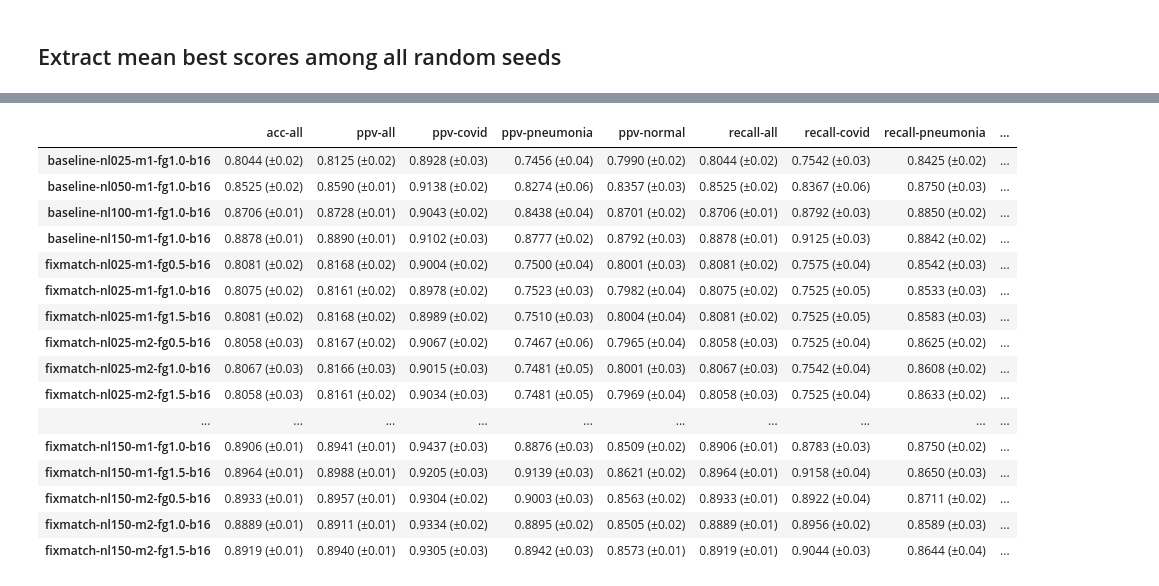
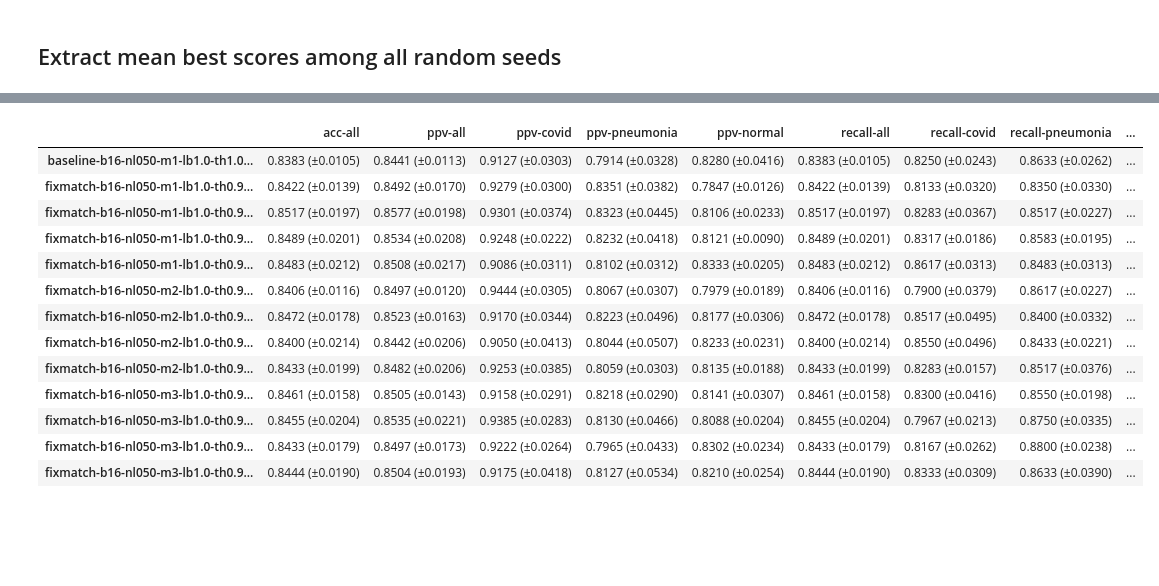
Before and after one commit to wooks527/BalancedFixMatch, a Jupyter notebook: extract_score_hwkim.ipynb, the cells around one changed output, grey strips where cells are left out. Cells and saved outputs as stored; diff of their text form; code cells hidden in the pictures; blank space fills up the shorter version.

```diff
--- a/extract_score_hwkim.ipynb
+++ b/extract_score_hwkim.ipynb
@@ -243,9 +250,15 @@ if add_dir:
 fm_cols = []
 data_paths_dict = DefaultOrderedDict(list)
 for ori_data_path in ori_data_paths:
-    cond = '-'.join(ori_data_path.split('-')[:5])
+#     cond = '-'.join(ori_data_path.split('-')[:5])
+#     cond = '-'.join(ori_data_path.split('-')[:9])
+#     cond = '-'.join(ori_data_path.split('-')[-4:])
+#     cond = '-'.join(ori_data_path.split('-')[-2:])
+    cond = '-'.join(ori_data_path.split('-'))
     cond = cond.split('/')[-1].replace('nl25', 'nl025')
     cond = cond.split('/')[-1].replace('nl50', 'nl050')
+    for r in range(4):
+        cond = cond.replace(f'-r{r}', '')
     if cond not in fm_cols:
         fm_cols.append(cond)
     data_paths_dict[cond].append(ori_data_path)
@@ -283,7 +312,7 @@ for col, data_paths in data_paths_dict.items(): # 데이터 경로에서 txt파
         with open(ori_data_path, 'r') as f:
             all_data = f.read() # 전체 txt line을 읽어온다.
             all_data = all_data.split('\n') # 띄어쓰기 기준으로 나눔
-            if 'baseline' in ori_data_path:
+            if 'baseline' in ori_data_path:# or 'T' in ori_data_path:
 #                 candidates = ((327, 332), (662, 667), (997, 1002),
 #                               (1332, 1337), (1667, 1672))
                 candidates = ((327, 332), (662, 667), (997, 1002))
@@ -292,50 +321,47 @@ for col, data_paths in data_paths_dict.items(): # 데이터 경로에서 txt파
                     candidates = ((327, 332),)
             else:
 #                 candidates = ((347, 352), (702, 707), (1057, 1062),
 #                               (1412, 1417), (1767, 1772))
                 candidates = ((347, 352), (702, 707), (1057, 1062))
                 if add_dir and 'k5_f4' in ori_data_path: # 새로 추가된 Fold 4,5 결과
                     candidates = ((347, 352),)
             metrics = []
             for s_idx, e_idx in candidates:
                 metric_line = all_data[s_idx:e_idx] # hard coding.. best result 부분
                 metrics.append(list(map(float, p.findall(str(metric_line)))))# 정규표현식에 맞는것만 뽑기
 
             metrics_dfs[col] = pd.concat((metrics_dfs[col],
                                          pd.DataFrame(metrics, columns=cols))).reset_index(drop=True)
 
 # fm_cols = ['baseline'] + [f'fix-{c}' for c in fix_cols]
 # fm_cols = ['baseline'] + [f'fix{c}' for c in fix_cols]
 # fm_cols = [f'base-{c}' for c in base_cols]
 final_metrics_df = pd.DataFrame([], columns=cols)
 for fm_col in fm_cols:
     final_metrics = []
     for col in cols:
         best_metrics = metrics_dfs[fm_col][col].to_numpy()
         mean, std = best_metrics.mean(), best_metrics.std()
-        final_metrics.append(f'{mean:.4f} (±{std:.2f})')
+        final_metrics.append(f'{mean:.4f} (±{std:.4f})')
 
     final_metrics_df = final_metrics_df.append(pd.DataFrame([final_metrics], columns=cols, index=(fm_col,)))
 
 final_metrics_df
 # %% [output]
 |  | acc-all | ppv-all | ppv-covid | ppv-pneumonia | ppv-normal | recall-all | recall-covid | recall-pneumonia | ... |
-| baseline-nl025-m1-fg1.0-b16 | 0.8044 (±0.02) | 0.8125 (±0.02) | 0.8928 (±0.03) | 0.7456 (±0.04) | 0.7990 (±0.02) | 0.8044 (±0.02) | 0.7542 (±0.03) | 0.8425 (±0.02) | ... |
-| baseline-nl050-m1-fg1.0-b16 | 0.8525 (±0.02) | 0.8590 (±0.01) | 0.9138 (±0.02) | 0.8274 (±0.06) | 0.8357 (±0.03) | 0.8525 (±0.02) | 0.8367 (±0.06) | 0.8750 (±0.03) | ... |
-| baseline-nl100-m1-fg1.0-b16 | 0.8706 (±0.01) | 0.8728 (±0.01) | 0.9043 (±0.02) | 0.8438 (±0.04) | 0.8701 (±0.02) | 0.8706 (±0.01) | 0.8792 (±0.03) | 0.8850 (±0.02) | ... |
-| baseline-nl150-m1-fg1.0-b16 | 0.8878 (±0.01) | 0.8890 (±0.01) | 0.9102 (±0.03) | 0.8777 (±0.02) | 0.8792 (±0.03) | 0.8878 (±0.01) | 0.9125 (±0.03) | 0.8842 (±0.02) | ... |
-| fixmatch-nl025-m1-fg0.5-b16 | 0.8081 (±0.02) | 0.8168 (±0.02) | 0.9004 (±0.02) | 0.7500 (±0.04) | 0.8001 (±0.03) | 0.8081 (±0.02) | 0.7575 (±0.04) | 0.8542 (±0.03) | ... |
-| fixmatch-nl025-m1-fg1.0-b16 | 0.8075 (±0.02) | 0.8161 (±0.02) | 0.8978 (±0.02) | 0.7523 (±0.03) | 0.7982 (±0.04) | 0.8075 (±0.02) | 0.7525 (±0.05) | 0.8533 (±0.03) | ... |
-| fixmatch-nl025-m1-fg1.5-b16 | 0.8081 (±0.02) | 0.8168 (±0.02) | 0.8989 (±0.02) | 0.7510 (±0.03) | 0.8004 (±0.04) | 0.8081 (±0.02) | 0.7525 (±0.05) | 0.8583 (±0.03) | ... |
-| fixmatch-nl025-m2-fg0.5-b16 | 0.8058 (±0.03) | 0.8167 (±0.02) | 0.9067 (±0.02) | 0.7467 (±0.06) | 0.7965 (±0.04) | 0.8058 (±0.03) | 0.7525 (±0.04) | 0.8625 (±0.02) | ... |
-| fixmatch-nl025-m2-fg1.0-b16 | 0.8067 (±0.03) | 0.8166 (±0.03) | 0.9015 (±0.03) | 0.7481 (±0.05) | 0.8001 (±0.03) | 0.8067 (±0.03) | 0.7542 (±0.04) | 0.8608 (±0.02) | ... |
-| fixmatch-nl025-m2-fg1.5-b16 | 0.8058 (±0.03) | 0.8161 (±0.02) | 0.9034 (±0.03) | 0.7481 (±0.05) | 0.7969 (±0.04) | 0.8058 (±0.03) | 0.7525 (±0.04) | 0.8633 (±0.02) | ... |
-| ... | ... | ... | ... | ... | ... | ... | ... | ... | ... |
-| fixmatch-nl150-m1-fg1.0-b16 | 0.8906 (±0.01) | 0.8941 (±0.01) | 0.9437 (±0.03) | 0.8876 (±0.03) | 0.8509 (±0.02) | 0.8906 (±0.01) | 0.8783 (±0.03) | 0.8750 (±0.02) | ... |
-| fixmatch-nl150-m1-fg1.5-b16 | 0.8964 (±0.01) | 0.8988 (±0.01) | 0.9205 (±0.03) | 0.9139 (±0.03) | 0.8621 (±0.02) | 0.8964 (±0.01) | 0.9158 (±0.04) | 0.8650 (±0.03) | ... |
-| fixmatch-nl150-m2-fg0.5-b16 | 0.8933 (±0.01) | 0.8957 (±0.01) | 0.9304 (±0.02) | 0.9003 (±0.03) | 0.8563 (±0.02) | 0.8933 (±0.01) | 0.8922 (±0.04) | 0.8711 (±0.02) | ... |
-| fixmatch-nl150-m2-fg1.0-b16 | 0.8889 (±0.01) | 0.8911 (±0.01) | 0.9334 (±0.02) | 0.8895 (±0.02) | 0.8505 (±0.02) | 0.8889 (±0.01) | 0.8956 (±0.02) | 0.8589 (±0.03) | ... |
-| fixmatch-nl150-m2-fg1.5-b16 | 0.8919 (±0.01) | 0.8940 (±0.01) | 0.9305 (±0.03) | 0.8942 (±0.03) | 0.8573 (±0.01) | 0.8919 (±0.01) | 0.9044 (±0.03) | 0.8644 (±0.04) | ... |
+| baseline-b16-nl050-m1-lb1.0-th1.0... | 0.8383 (±0.0105) | 0.8441 (±0.0113) | 0.9127 (±0.0303) | 0.7914 (±0.0328) | 0.8280 (±0.0416) | 0.8383 (±0.0105) | 0.8250 (±0.0243) | 0.8633 (±0.0262) | ... |
+| fixmatch-b16-nl050-m1-lb1.0-th0.9... | 0.8422 (±0.0139) | 0.8492 (±0.0170) | 0.9279 (±0.0300) | 0.8351 (±0.0382) | 0.7847 (±0.0126) | 0.8422 (±0.0139) | 0.8133 (±0.0320) | 0.8350 (±0.0330) | ... |
+| fixmatch-b16-nl050-m1-lb1.0-th0.9... | 0.8517 (±0.0197) | 0.8577 (±0.0198) | 0.9301 (±0.0374) | 0.8323 (±0.0445) | 0.8106 (±0.0233) | 0.8517 (±0.0197) | 0.8283 (±0.0367) | 0.8517 (±0.0227) | ... |
+| fixmatch-b16-nl050-m1-lb1.0-th0.9... | 0.8489 (±0.0201) | 0.8534 (±0.0208) | 0.9248 (±0.0222) | 0.8232 (±0.0418) | 0.8121 (±0.0090) | 0.8489 (±0.0201) | 0.8317 (±0.0186) | 0.8583 (±0.0195) | ... |
+| fixmatch-b16-nl050-m1-lb1.0-th0.9... | 0.8483 (±0.0212) | 0.8508 (±0.0217) | 0.9086 (±0.0311) | 0.8102 (±0.0312) | 0.8333 (±0.0205) | 0.8483 (±0.0212) | 0.8617 (±0.0313) | 0.8483 (±0.0313) | ... |
+| fixmatch-b16-nl050-m2-lb1.0-th0.9... | 0.8406 (±0.0116) | 0.8497 (±0.0120) | 0.9444 (±0.0305) | 0.8067 (±0.0307) | 0.7979 (±0.0189) | 0.8406 (±0.0116) | 0.7900 (±0.0379) | 0.8617 (±0.0227) | ... |
+| fixmatch-b16-nl050-m2-lb1.0-th0.9... | 0.8472 (±0.0178) | 0.8523 (±0.0163) | 0.9170 (±0.0344) | 0.8223 (±0.0496) | 0.8177 (±0.0306) | 0.8472 (±0.0178) | 0.8517 (±0.0495) | 0.8400 (±0.0332) | ... |
+| fixmatch-b16-nl050-m2-lb1.0-th0.9... | 0.8400 (±0.0214) | 0.8442 (±0.0206) | 0.9050 (±0.0413) | 0.8044 (±0.0507) | 0.8233 (±0.0231) | 0.8400 (±0.0214) | 0.8550 (±0.0496) | 0.8433 (±0.0221) | ... |
+| fixmatch-b16-nl050-m2-lb1.0-th0.9... | 0.8433 (±0.0199) | 0.8482 (±0.0206) | 0.9253 (±0.0385) | 0.8059 (±0.0303) | 0.8135 (±0.0188) | 0.8433 (±0.0199) | 0.8283 (±0.0157) | 0.8517 (±0.0376) | ... |
+| fixmatch-b16-nl050-m3-lb1.0-th0.9... | 0.8461 (±0.0158) | 0.8505 (±0.0143) | 0.9158 (±0.0291) | 0.8218 (±0.0290) | 0.8141 (±0.0307) | 0.8461 (±0.0158) | 0.8300 (±0.0416) | 0.8550 (±0.0198) | ... |
+| fixmatch-b16-nl050-m3-lb1.0-th0.9... | 0.8455 (±0.0204) | 0.8535 (±0.0221) | 0.9385 (±0.0283) | 0.8130 (±0.0466) | 0.8088 (±0.0204) | 0.8455 (±0.0204) | 0.7967 (±0.0213) | 0.8750 (±0.0335) | ... |
+| fixmatch-b16-nl050-m3-lb1.0-th0.9... | 0.8433 (±0.0179) | 0.8497 (±0.0173) | 0.9222 (±0.0264) | 0.7965 (±0.0433) | 0.8302 (±0.0234) | 0.8433 (±0.0179) | 0.8167 (±0.0262) | 0.8800 (±0.0238) | ... |
+| fixmatch-b16-nl050-m3-lb1.0-th0.9... | 0.8444 (±0.0190) | 0.8504 (±0.0193) | 0.9175 (±0.0418) | 0.8127 (±0.0534) | 0.8210 (±0.0254) | 0.8444 (±0.0190) | 0.8333 (±0.0309) | 0.8633 (±0.0390) | ... |
 # %%
 # from itertools import permutations
 # list(permutations([9, 14, 3]))
```
Also changed, not shown: parts of 3 cells of this notebook, 12 other files.
